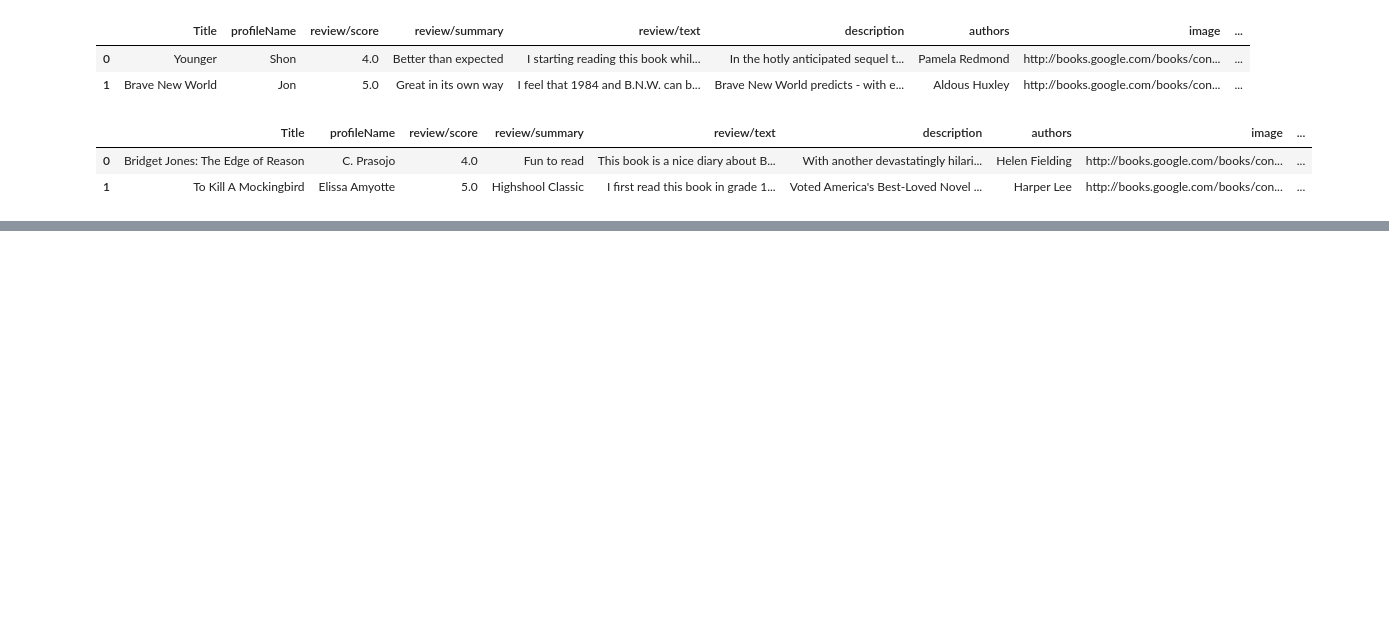
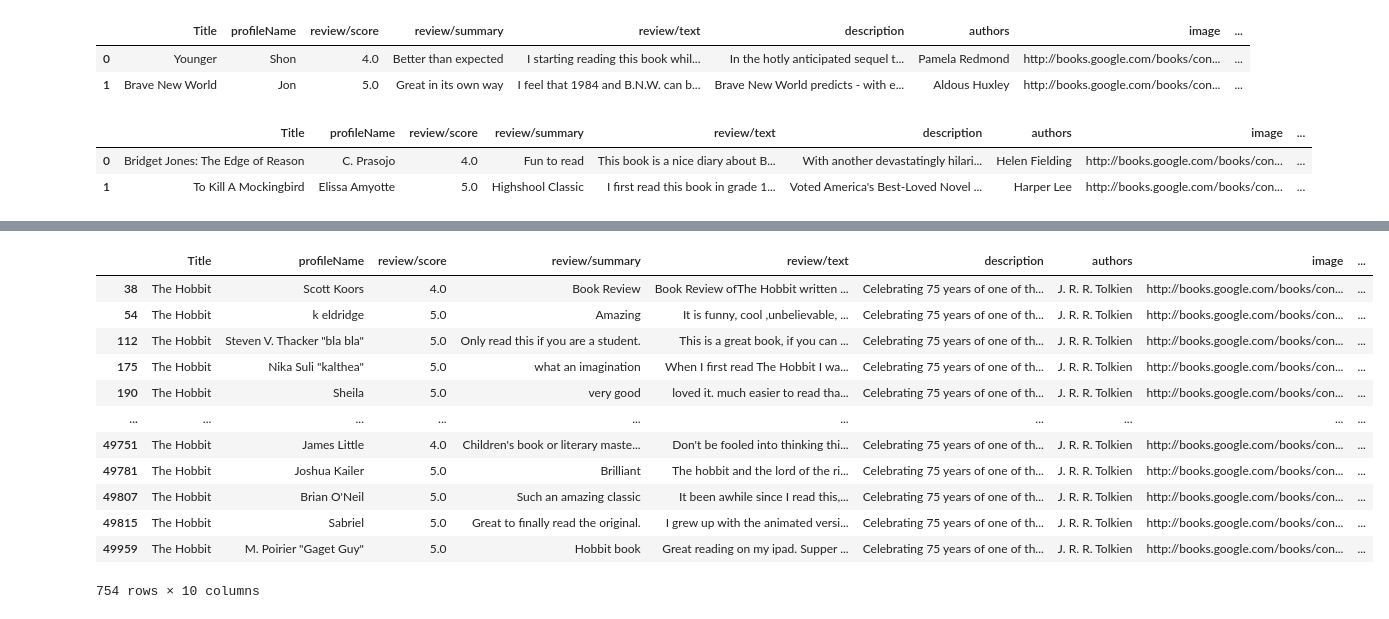
Before and after one commit to notlisaliang/book_recommendation, a Jupyter notebook: 03_eda_overall.ipynb, the cells around one changed output, grey strips where cells are left out. Cells and saved outputs as stored; diff of their text form; code cells hidden in the pictures; blank space fills up the shorter version.

```diff
--- a/03_eda_overall.ipynb
+++ b/03_eda_overall.ipynb
@@ -37,0 +79,16 @@ review_df.head(2)
+# %%
+overall_df[overall_df['Title'] == 'The Hobbit']
+# %% [output]
+|  | Title | profileName | review/score | review/summary | review/text | description | authors | image | ... |
+| 38 | The Hobbit | Scott Koors | 4.0 | Book Review | Book Review ofThe Hobbit written ... | Celebrating 75 years of one of th... | J. R. R. Tolkien | http://books.google.com/books/con... | ... |
+| 54 | The Hobbit | k eldridge | 5.0 | Amazing | It is funny, cool ,unbelievable, ... | Celebrating 75 years of one of th... | J. R. R. Tolkien | http://books.google.com/books/con... | ... |
+| 112 | The Hobbit | Steven V. Thacker "bla bla" | 5.0 | Only read this if you are a student. | This is a great book, if you can ... | Celebrating 75 years of one of th... | J. R. R. Tolkien | http://books.google.com/books/con... | ... |
+| 175 | The Hobbit | Nika Suli "kalthea" | 5.0 | what an imagination | When I first read The Hobbit I wa... | Celebrating 75 years of one of th... | J. R. R. Tolkien | http://books.google.com/books/con... | ... |
+| 190 | The Hobbit | Sheila | 5.0 | very good | loved it. much easier to read tha... | Celebrating 75 years of one of th... | J. R. R. Tolkien | http://books.google.com/books/con... | ... |
+| ... | ... | ... | ... | ... | ... | ... | ... | ... | ... |
+| 49751 | The Hobbit | James Little | 4.0 | Children's book or literary maste... | Don't be fooled into thinking thi... | Celebrating 75 years of one of th... | J. R. R. Tolkien | http://books.google.com/books/con... | ... |
+| 49781 | The Hobbit | Joshua Kailer | 5.0 | Brilliant | The hobbit and the lord of the ri... | Celebrating 75 years of one of th... | J. R. R. Tolkien | http://books.google.com/books/con... | ... |
+| 49807 | The Hobbit | Brian O'Neil | 5.0 | Such an amazing classic | It been awhile since I read this,... | Celebrating 75 years of one of th... | J. R. R. Tolkien | http://books.google.com/books/con... | ... |
+| 49815 | The Hobbit | Sabriel | 5.0 | Great to finally read the original. | I grew up with the animated versi... | Celebrating 75 years of one of th... | J. R. R. Tolkien | http://books.google.com/books/con... | ... |
+| 49959 | The Hobbit | M. Poirier "Gaget Guy" | 5.0 | Hobbit book | Great reading on my ipad. Supper ... | Celebrating 75 years of one of th... | J. R. R. Tolkien | http://books.google.com/books/con... | ... |
+754 rows × 10 columns
```
Also changed, not shown: parts of 9 cells of this notebook, 1 other file.
